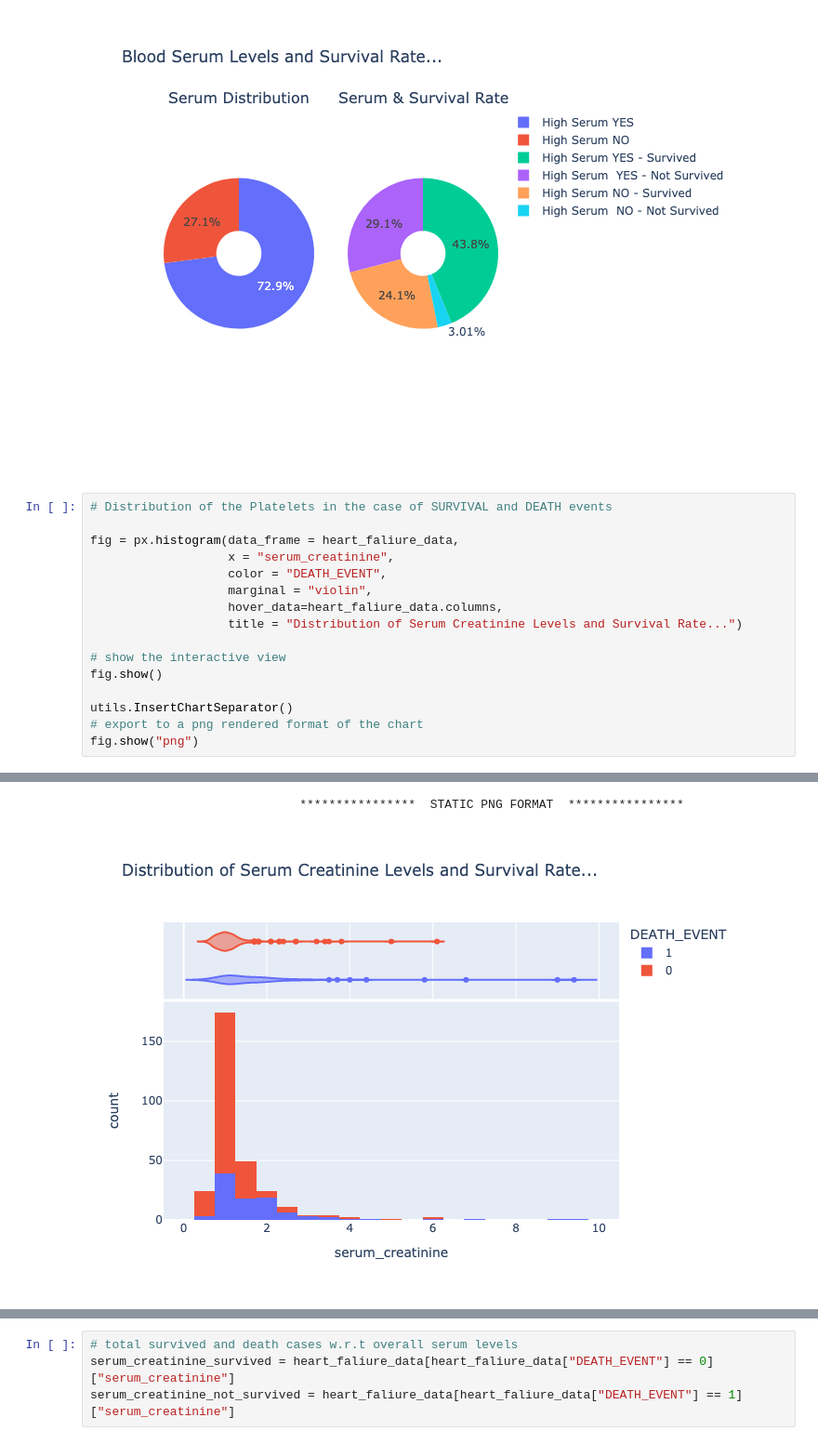
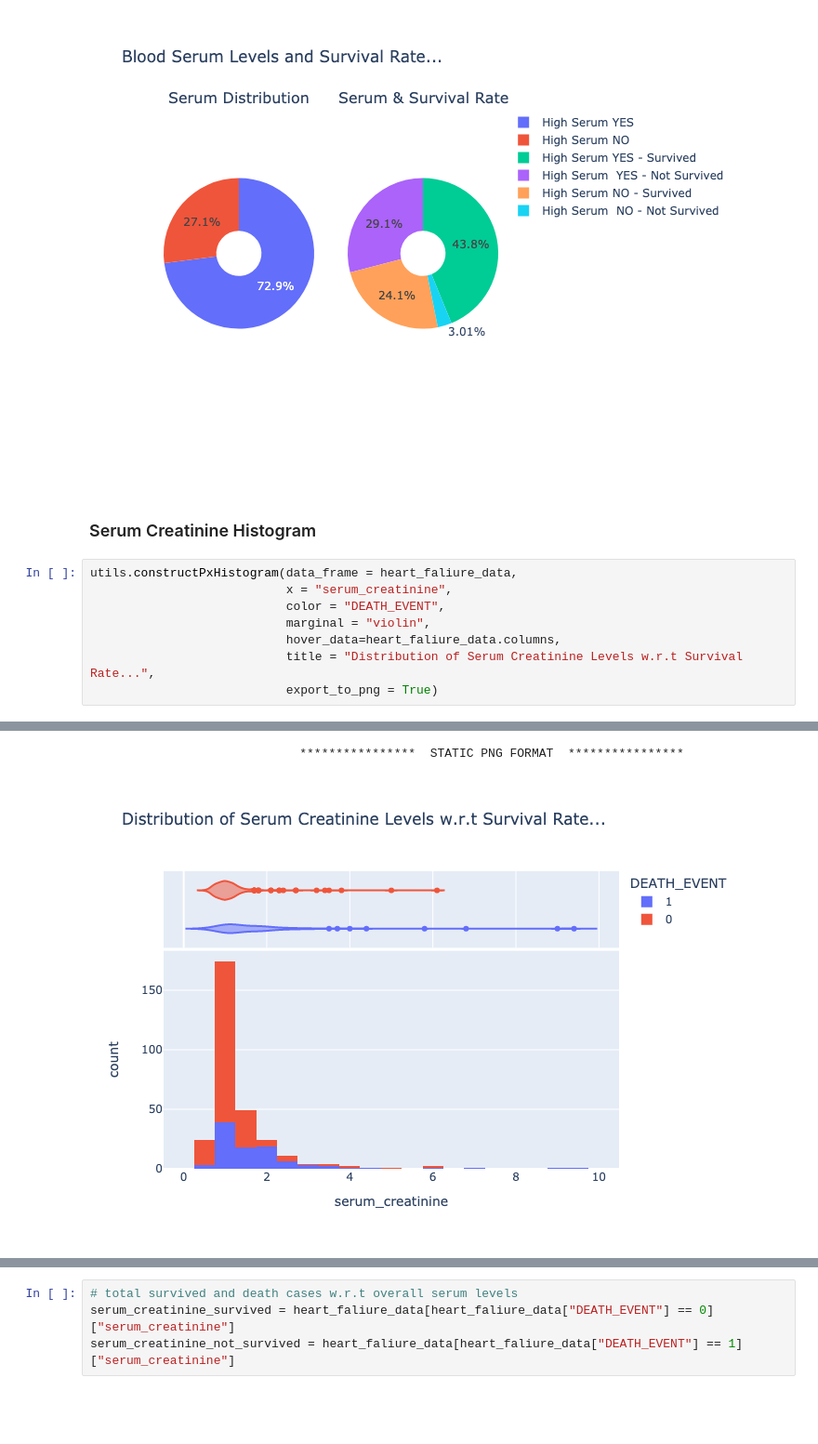
Before and after one commit to sauravmishra1710/Heart-Failure-Condition-And-Survival-Analysis, a Jupyter notebook: Exploratory_Data_Analysis.ipynb, the cells around one changed output, grey strips where cells are left out. Shown at 93% size. Saved outputs shown, nothing was run; the diff lists cells and outputs as text; blank space fills up the shorter version.

```diff
--- a/Exploratory_Data_Analysis.ipynb
+++ b/Exploratory_Data_Analysis.ipynb
@@ -836,23 +789,17 @@ utils.ConstructGoPieChart(build_sub_plots = True,
 [interactive output not drawn]
                              ****************  STATIC PNG FORMAT  ****************
 [figure]
+# %% [markdown]
+### Serum Creatinine Histogram
 # %%
-# Distribution of the Platelets in the case of SURVIVAL and DEATH events
-
-fig = px.histogram(data_frame = heart_faliure_data,
-                   x = "serum_creatinine",
-                   color = "DEATH_EVENT",
-                   marginal = "violin",
-                   hover_data=heart_faliure_data.columns,
-                   title = "Distribution of Serum Creatinine Levels and Survival Rate...")
-
-# show the interactive view
-fig.show()
-
-utils.InsertChartSeparator()
-# export to a png rendered format of the chart
-fig.show("png")
+utils.constructPxHistogram(data_frame = heart_faliure_data,
+                           x = "serum_creatinine",
+                           color = "DEATH_EVENT",
+                           marginal = "violin",
+                           hover_data=heart_faliure_data.columns,
+                           title = "Distribution of Serum Creatinine Levels w.r.t Survival Rate...",
+                           export_to_png = True)
 # %% [output]
 [interactive output not drawn]
                              ****************  STATIC PNG FORMAT  ****************
-[figure, old version]
+[figure, new version]
```
Also changed, not shown: parts of 43 cells of this notebook.
